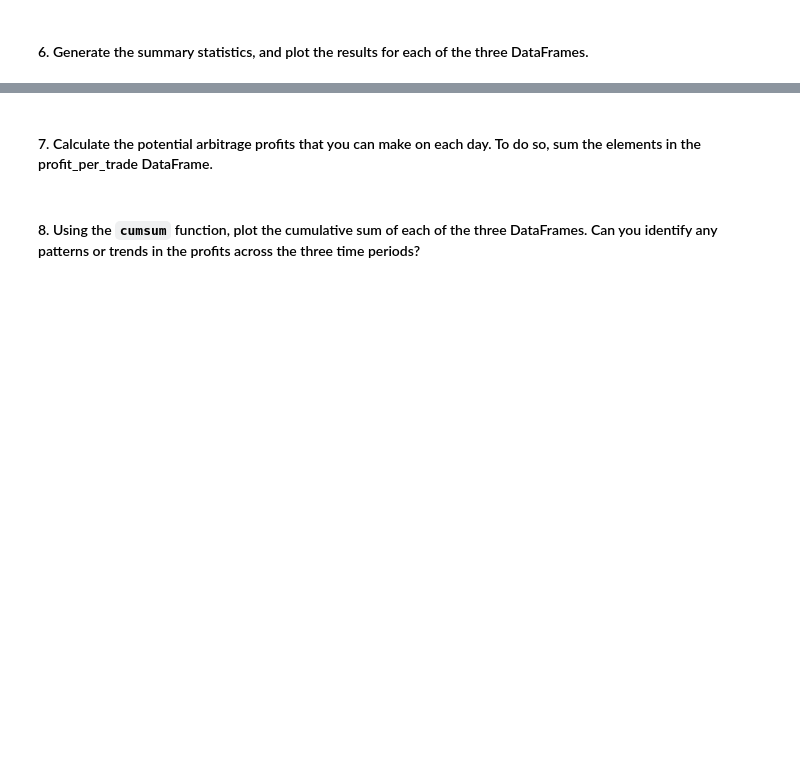
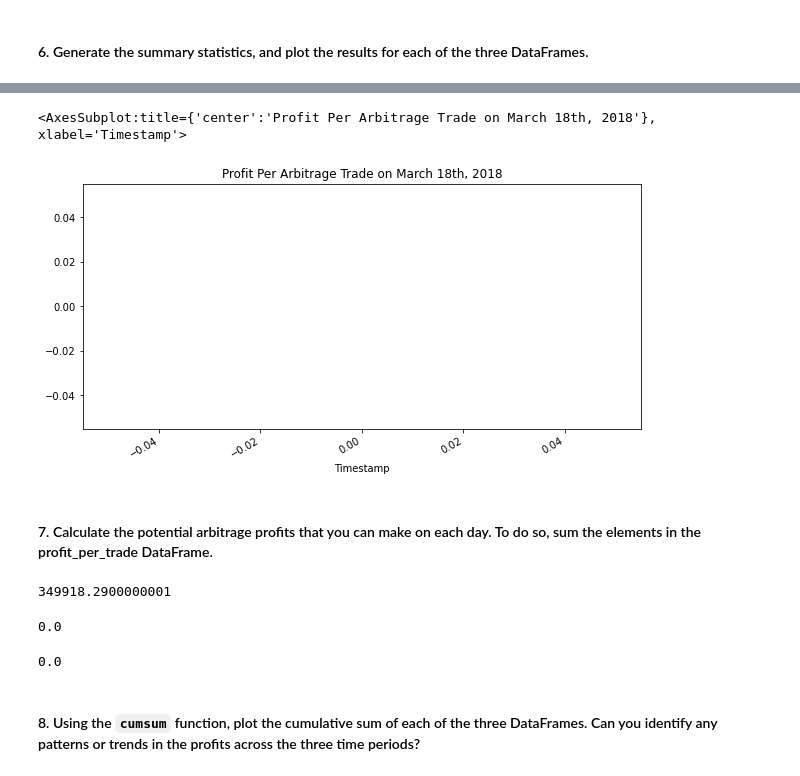
Before and after one commit to davidlp94/03_DLP_Bitcoin_arbitrage_application, a Jupyter notebook: crypto_arbitrage.ipynb, the cells around one changed output, grey strips where cells are left out. Saved outputs shown, nothing was run; the diff lists cells and outputs as text; code cells hidden in the pictures; blank space fills up the shorter version.

```diff
--- a/crypto_arbitrage.ipynb
+++ b/crypto_arbitrage.ipynb
@@ -702,10 +737,3 @@ spread_return_middle= # YOUR CODE HERE
-# %%
-# For the date early in the dataset, calculate the spread returns by dividing the instances when the arbitrage spread is positive (> 0)
-# by the price of Bitcoin from the exchange you are buying on (the lower-priced exchange).
-spread_return_late= # YOUR CODE HERE
-
-# Review the spread return DataFrame
-# YOUR CODE HERE
 # %% [markdown]
 #### 3. For each of the three dates, narrow down your trading opportunities even further. To do so, determine the number of times your trades with positive returns exceed the 1% minimum threshold that you need to cover your costs.
 # %%
@@ -717,0 +769,7 @@ profitable_trades_early = # YOUR CODE HERE
+# %%
+# For the late date in the dataset, determine the number of times your trades with positive returns
+# exceed the 1% minimum threshold (.01) that you need to cover your costs
+profitable_trades_late = spread_return_late[spread_return_late > .01]
+# Review the first five profitable trades
+profitable_trades_late
+# There are no profitable trades in the late date.
@@ -735,0 +860,10 @@ profit_per_trade_early = # YOUR CODE HERE
+# %%
+# For the date early in the dataset, calculate the potential profit per trade in dollars
+# Multiply the profitable trades by the cost of the Bitcoin that was purchased
+profit_late = profitable_trades_late * coinbase_sliced.loc['2018-03-18']
+
+# Drop any missing values from the profit DataFrame
+profit_per_trade_late = profit_late.dropna()
+
+# View the early profit DataFrame
+profit_per_trade_late
@@ -744,8 +925,26 @@ profit_per_trade_early = # YOUR CODE HERE
+# %%
+# Plot the results for the late profit per trade DataFrame
+profit_per_trade_late.plot(figsize=(10, 5), title='Profit Per Arbitrage Trade on March 18th, 2018', color='green')
+# %% [output]
+<AxesSubplot:title={'center':'Profit Per Arbitrage Trade on March 18th, 2018'}, xlabel='Timestamp'>
+[figure, added]
 # %% [markdown]
 #### 7. Calculate the potential arbitrage profits that you can make on each day. To do so, sum the elements in the profit_per_trade DataFrame.
 # %%
 # Calculate the sum of the potential profits for the early profit per trade DataFrame
-# YOUR CODE HERE
+profit_per_trade_early.sum()
+# %% [output]
+349918.2900000001
+# %%
+# Calculate the sum of the potential profits for the middle profit per trade DataFrame
+profit_per_trade_middle.sum()
+# %% [output]
+0.0
+# %%
+# Calculate the sum of the potential profits for the late profit per trade DataFrame
+profit_per_trade_late.sum()
+# %% [output]
+0.0
 # %% [markdown]
 #### 8. Using the `cumsum` function, plot the cumulative sum of each of the three DataFrames. Can you identify any patterns or trends in the profits across the three time periods?
 # %%
```
Also changed, not shown: parts of 25 cells of this notebook.
